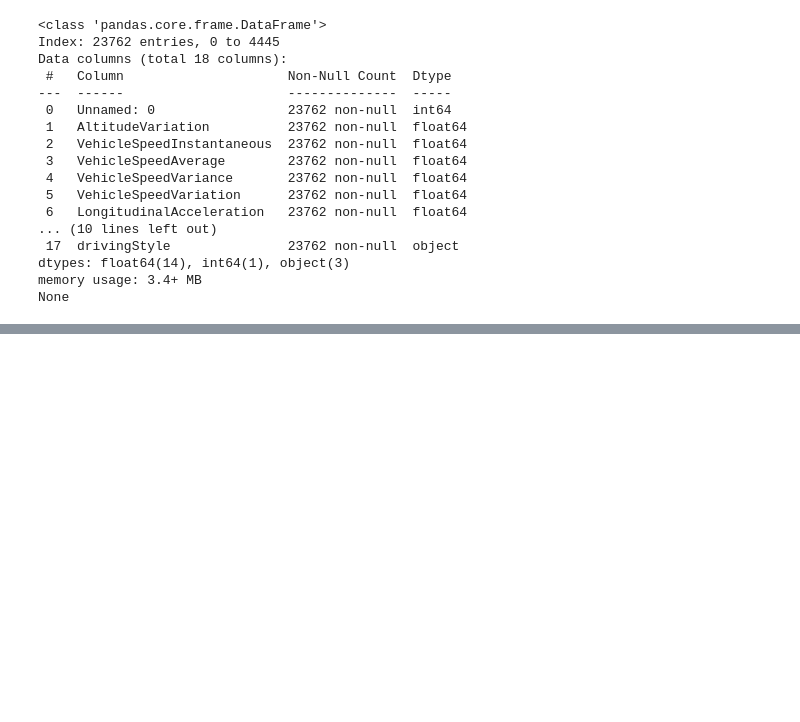
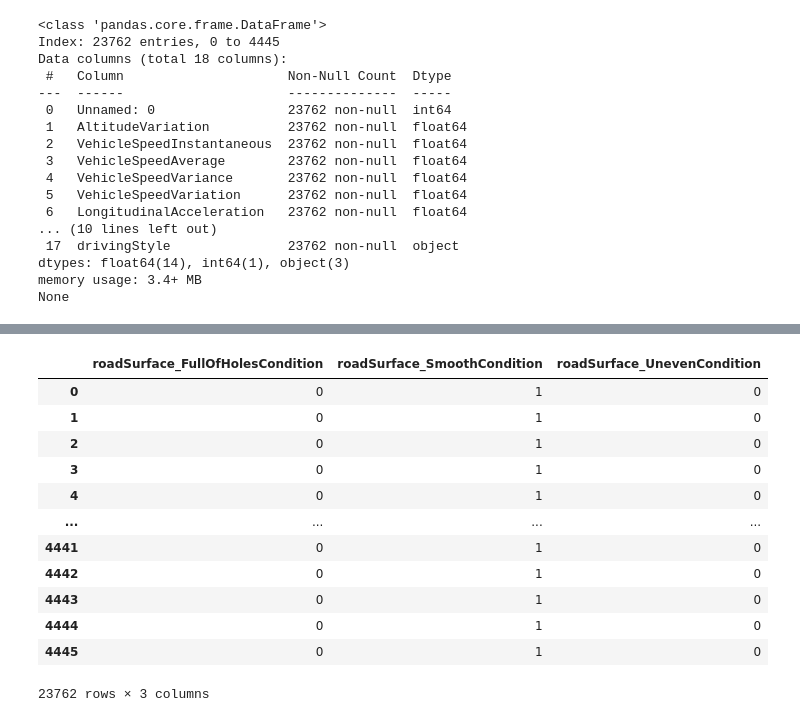
Before and after one commit to benfitzgerald23/ML-Classification-Assignment, a Jupyter notebook: Machine Learning Group Project.ipynb, the cells around one changed output, grey strips where cells are left out. Cells and saved outputs as stored; diff of their text form; code cells hidden in the pictures; blank space fills up the shorter version.

```diff
--- a/Machine Learning Group Project.ipynb
+++ b/Machine Learning Group Project.ipynb
@@ -51,0 +87,18 @@ None
+# %%
+one_hot_encoding = pd.get_dummies(alldf[['roadSurface']])
+one_hot_encoding = one_hot_encoding.astype(int)
+one_hot_encoding
+# %% [output]
+|  | roadSurface_FullOfHolesCondition | roadSurface_SmoothCondition | roadSurface_UnevenCondition |
+| 0 | 0 | 1 | 0 |
+| 1 | 0 | 1 | 0 |
+| 2 | 0 | 1 | 0 |
+| 3 | 0 | 1 | 0 |
+| 4 | 0 | 1 | 0 |
+| ... | ... | ... | ... |
+| 4441 | 0 | 1 | 0 |
+| 4442 | 0 | 1 | 0 |
+| 4443 | 0 | 1 | 0 |
+| 4444 | 0 | 1 | 0 |
+| 4445 | 0 | 1 | 0 |
+23762 rows × 3 columns
```
Also changed, not shown: parts of 8 cells of this notebook.
